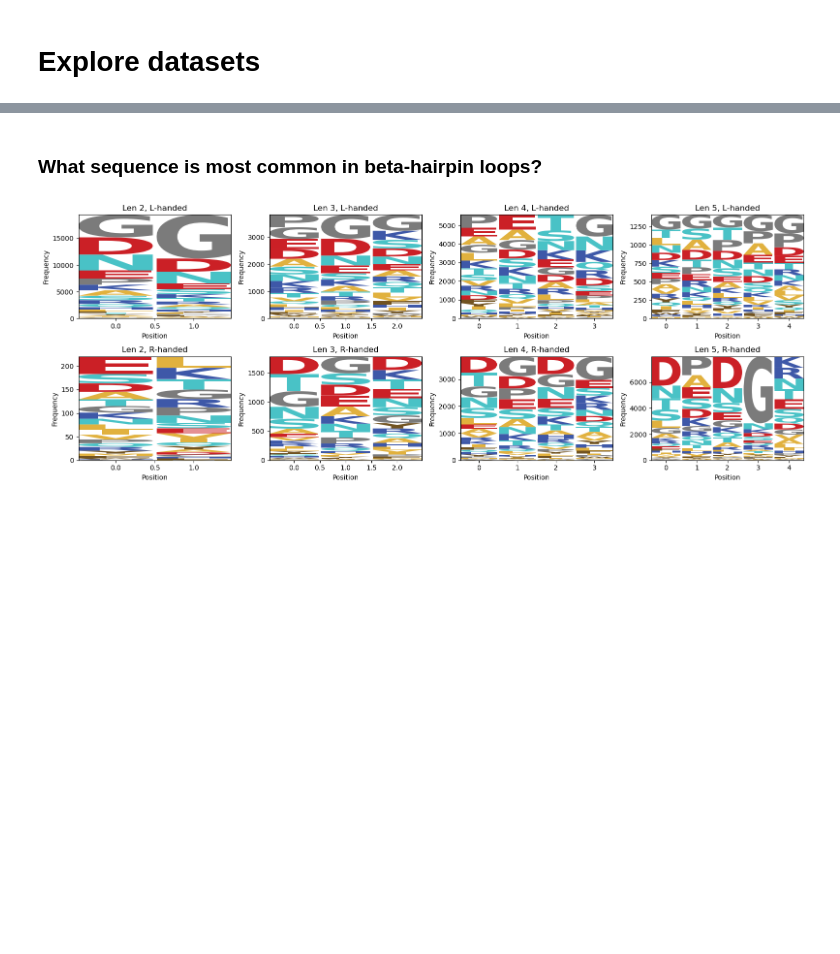
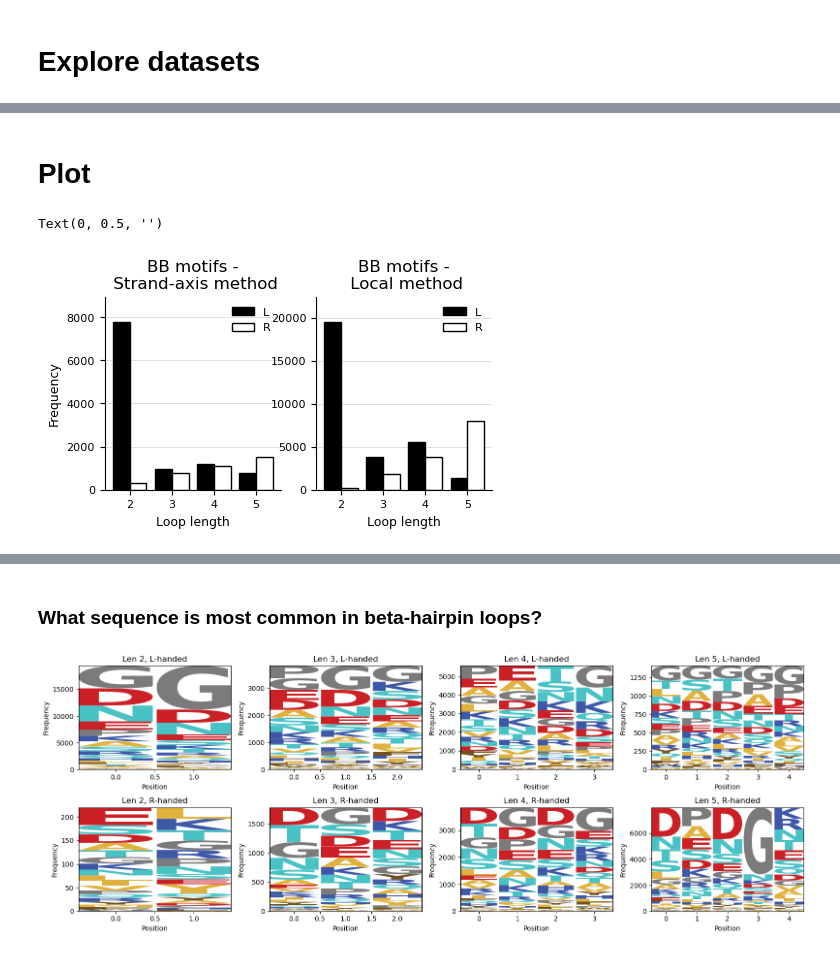
Before and after one commit to stefanhuber1993/folding-principles-dataset, a Jupyter notebook: notebooks/explore_dataset.ipynb, the cells around one changed output, grey strips where cells are left out. Drawn from its saved outputs; the diff is of its cells as text; code cells hidden in the pictures; blank space fills up the shorter version.

```diff
--- a/notebooks/explore_dataset.ipynb
+++ b/notebooks/explore_dataset.ipynb
@@ -13,8 +13,14 @@ if project_root not in sys.path:
 # %%
 import pandas as pd
 import numpy as np
-df = pd.read_csv('../data/bb_motifs_local.csv.bz2', compression='bz2')
+
+bb_motifs_local = pd.read_csv('../data/bb_motifs_local.csv.bz2', compression='bz2')
+bb_motifs_by_strandaxis = pd.read_csv('../data/bb_motifs_by_strandaxis.csv.bz2', compression='bz2')
+ab_motifs = pd.read_csv('../data/ab_motifs.csv.bz2', compression='bz2')
+ba_motifs = pd.read_csv('../data/ba_motifs.csv.bz2', compression='bz2')
 
 # Filtering for hairpins with defining vectors being close to orthogonal
-df = df[np.abs(df.handedness_magnitude) > 0.75]
-df
+bb_motifs_local_filtered = bb_motifs_local[np.abs(bb_motifs_local.handedness_magnitude) > 0.75]
+bb_motifs_by_strandaxis_filtered = bb_motifs_by_strandaxis[np.abs(bb_motifs_by_strandaxis.handedness_magnitude) > 0.75]
+ab_motifs_filtered = ab_motifs[ab_motifs['orientation_magnitude'] > 0.75]
+ba_motifs_filtered = ba_motifs[ba_motifs['orientation_magnitude'] > 0.75]
@@ -34,0 +43,13 @@ df
+# %% [markdown]
+# Plot
+# %%
+from dataset.plots import plot_loop_length_category
+
+fig,ax = plt.subplots(1, 2, figsize=(5, 2.5))
+plot_loop_length_category(bb_motifs_by_strandaxis_filtered, ax=ax[0])
+plot_loop_length_category(bb_motifs_local_filtered, ax=ax[1])
+ax[0].set_title("BB motifs -\n Strand-axis method")
+ax[1].set_title("BB motifs -\n Local method"); ax[1].set_ylabel(None)
+# %% [output]
+Text(0, 0.5, '')
+[figure, added]
```
Also changed, not shown: parts of 5 cells of this notebook.
